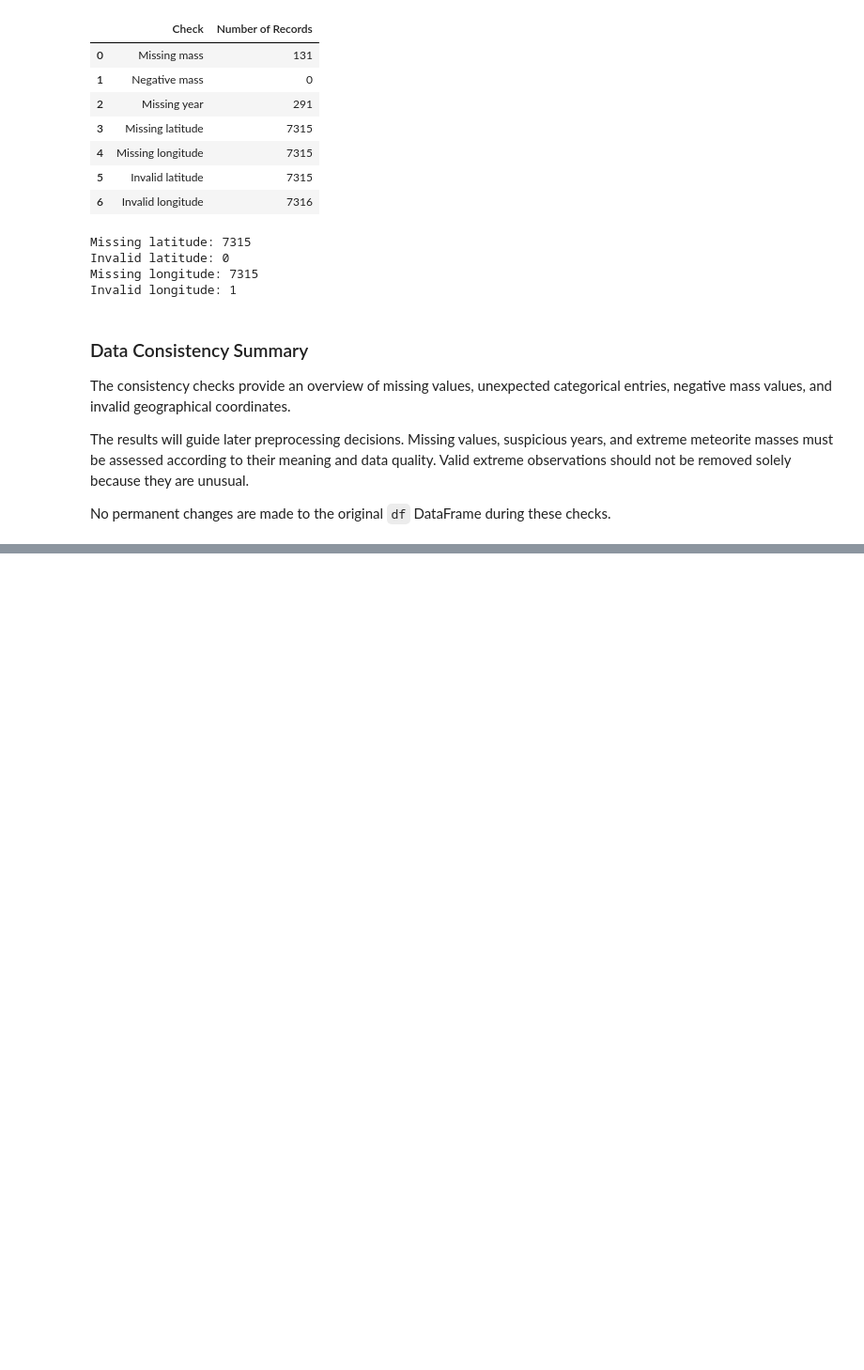
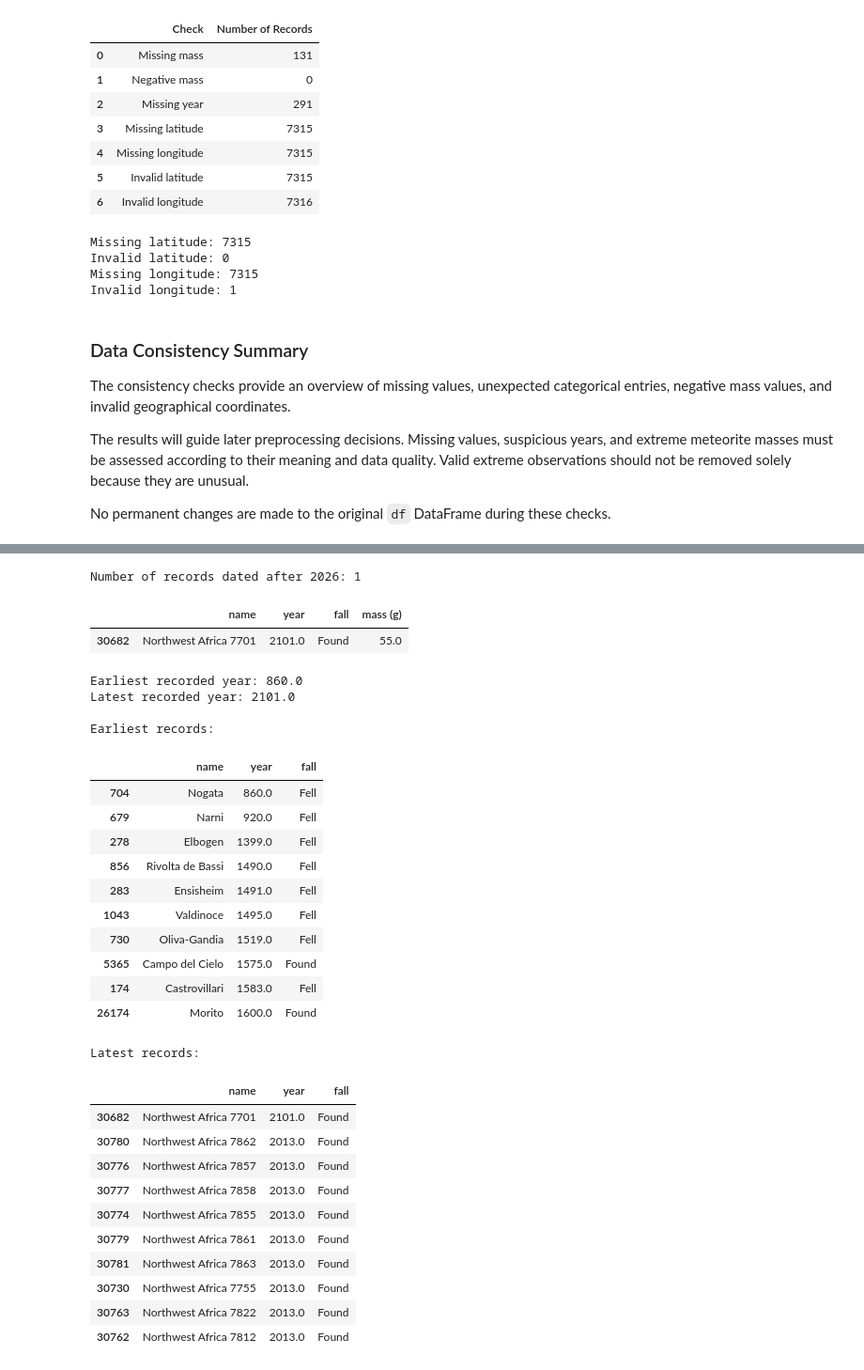
Before and after one commit to manaswiniyoshitha2006-netizen/ML-Evaluation, a Jupyter notebook: notebooks/clustering.ipynb, the cells around one changed output, grey strips where cells are left out. Shown at 94% size. Saved outputs shown, nothing was run; the diff lists cells and outputs as text; code cells hidden in the pictures; blank space fills up the shorter version.

```diff
--- a/notebooks/clustering.ipynb
+++ b/notebooks/clustering.ipynb
@@ -1462,0 +1525,66 @@ No permanent changes are made to the original `df` DataFrame during these checks
+# %%
+year_check_df = df.copy()
+
+year_check_df["year"] = pd.to_numeric(
+    year_check_df["year"],
+    errors="coerce"
+)
+
+future_years = year_check_df.loc[
+    year_check_df["year"] > 2026,
+    ["name", "year", "fall", "mass (g)"]
+].sort_values("year")
+
+print("Number of records dated after 2026:", len(future_years))
+display(future_years)
+# %% [output]
+Number of records dated after 2026: 1
+|  | name | year | fall | mass (g) |
+| 30682 | Northwest Africa 7701 | 2101.0 | Found | 55.0 |
+# %%
+valid_years = year_check_df.dropna(subset=["year"])
+
+print("Earliest recorded year:", valid_years["year"].min())
+print("Latest recorded year:", valid_years["year"].max())
+
+print("\nEarliest records:")
+display(
+    valid_years.sort_values("year")[
+        ["name", "year", "fall"]
+    ].head(10)
+)
+
+print("\nLatest records:")
+display(
+    valid_years.sort_values("year", ascending=False)[
+        ["name", "year", "fall"]
+    ].head(10)
+)
+# %% [output]
+Earliest recorded year: 860.0
+Latest recorded year: 2101.0
+
+Earliest records:
+|  | name | year | fall |
+| 704 | Nogata | 860.0 | Fell |
+| 679 | Narni | 920.0 | Fell |
+| 278 | Elbogen | 1399.0 | Fell |
+| 856 | Rivolta de Bassi | 1490.0 | Fell |
+| 283 | Ensisheim | 1491.0 | Fell |
+| 1043 | Valdinoce | 1495.0 | Fell |
+| 730 | Oliva-Gandia | 1519.0 | Fell |
+| 5365 | Campo del Cielo | 1575.0 | Found |
+| 174 | Castrovillari | 1583.0 | Fell |
+| 26174 | Morito | 1600.0 | Found |
+Latest records:
+|  | name | year | fall |
+| 30682 | Northwest Africa 7701 | 2101.0 | Found |
+| 30780 | Northwest Africa 7862 | 2013.0 | Found |
+| 30776 | Northwest Africa 7857 | 2013.0 | Found |
+| 30777 | Northwest Africa 7858 | 2013.0 | Found |
+| 30774 | Northwest Africa 7855 | 2013.0 | Found |
+| 30779 | Northwest Africa 7861 | 2013.0 | Found |
+| 30781 | Northwest Africa 7863 | 2013.0 | Found |
+| 30730 | Northwest Africa 7755 | 2013.0 | Found |
+| 30763 | Northwest Africa 7822 | 2013.0 | Found |
+| 30762 | Northwest Africa 7812 | 2013.0 | Found |
```
Also changed, not shown: parts of 7 cells of this notebook.
